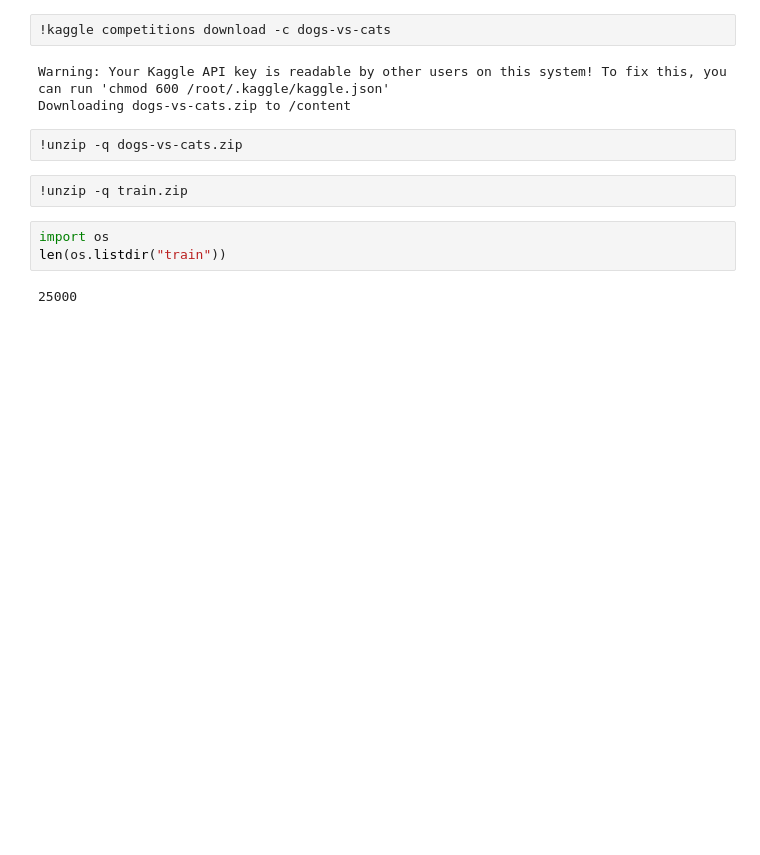
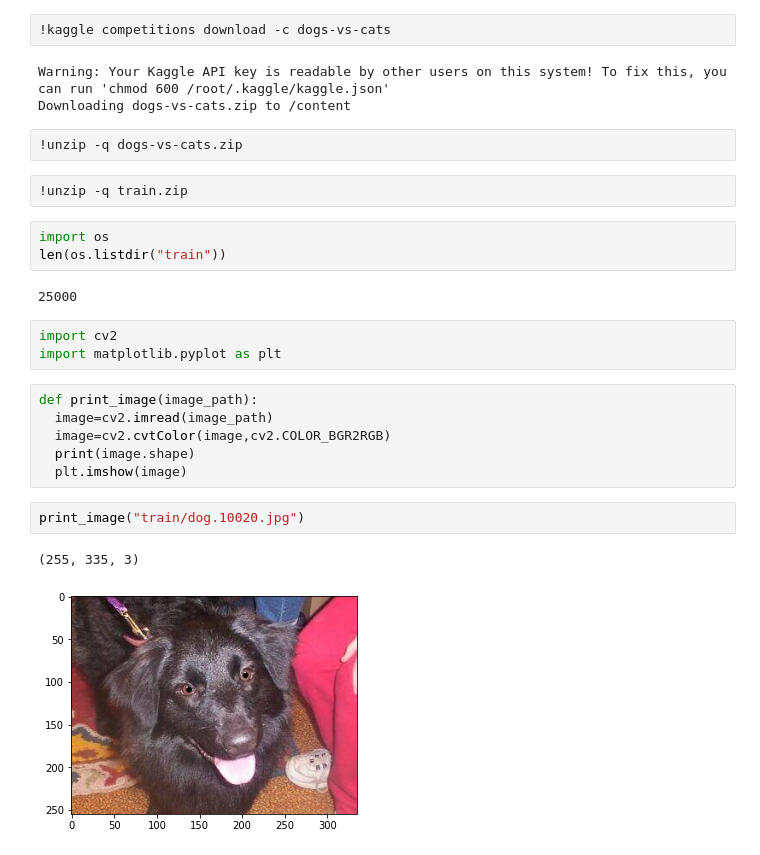
Before and after one commit to T-Vikas/AI, a Jupyter notebook: Welcome_To_Colaboratory.ipynb, the cells around one changed output. Cells and saved outputs as stored; diff of their text form; blank space fills up the shorter version.

```diff
--- a/Welcome_To_Colaboratory.ipynb
+++ b/Welcome_To_Colaboratory.ipynb
@@ -53,3 +53,17 @@ import os
 len(os.listdir("train"))
 # %% [output]
 25000
+# %%
+import cv2
+import matplotlib.pyplot as plt
+# %%
+def print_image(image_path):
+  image=cv2.imread(image_path)
+  image=cv2.cvtColor(image,cv2.COLOR_BGR2RGB)
+  print(image.shape)
+  plt.imshow(image)
+# %%
+print_image("train/dog.10020.jpg")
+# %% [output]
+(255, 335, 3)
+[figure, added]
```
Also changed, not shown: parts of 8 cells of this notebook.
